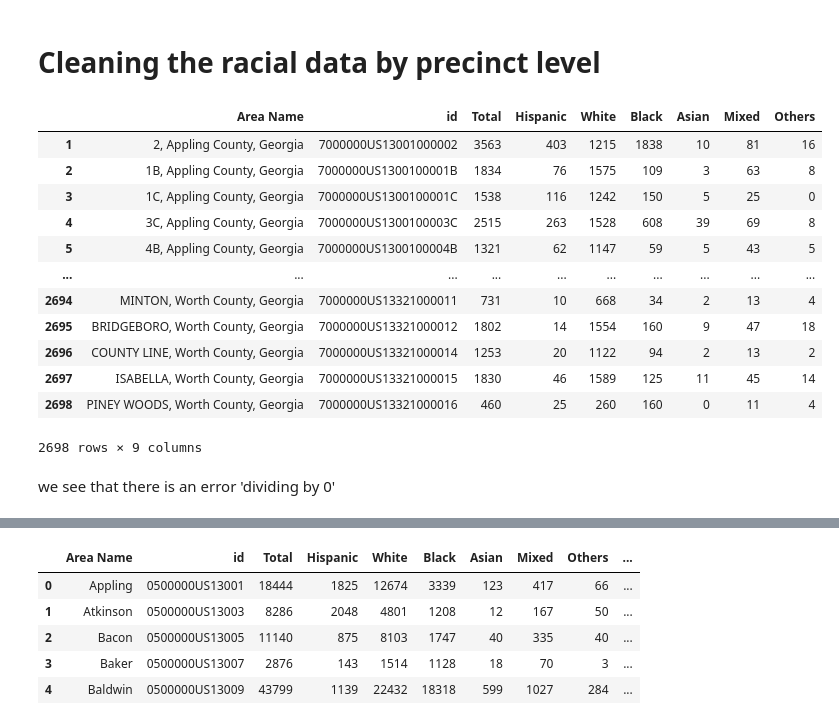
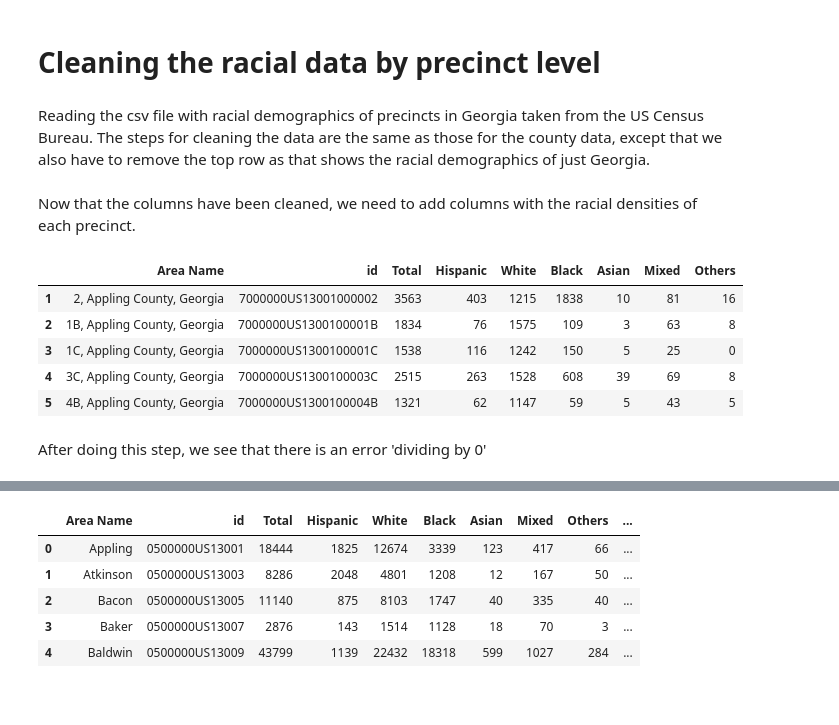
Before and after one commit to zzoeys/freecakefridays, a Jupyter notebook: data_preparation.ipynb, the cells around one changed output, grey strips where cells are left out. Drawn from its saved outputs; the diff is of its cells as text; code cells hidden in the pictures; blank space fills up the shorter version.

```diff
--- a/data_preparation.ipynb
+++ b/data_preparation.ipynb
@@ -58,3 +99,5 @@ Downloading the dataframes into new files.
 race_county.to_csv('data/race_county_data/cleaned_georgia_race_county.csv')
 # %% [markdown]
 # Cleaning the racial data by precinct level
+# %% [markdown]
+Reading the csv file with racial demographics of precincts in Georgia taken from the US Census Bureau. The steps for cleaning the data are the same as those for the county data, except that we also have to remove the top row as that shows the racial demographics of just Georgia.
@@ -61,23 +126,18 @@ race_county.to_csv('data/race_county_data/cleaned_georgia_race_county.csv')
+# %% [markdown]
+Now that the columns have been cleaned, we need to add columns with the racial densities of each precinct.
 # %%
 race_precinct =  pd.read_csv('data/race_precinct_data/cleaned_georgia_race_precinct.csv', index_col=0)
 
-race_precinct
+race_precinct.head()
 # %% [output]
 |  | Area Name | id | Total | Hispanic | White | Black | Asian | Mixed | Others |
 | 1 | 2, Appling County, Georgia | 7000000US13001000002 | 3563 | 403 | 1215 | 1838 | 10 | 81 | 16 |
 | 2 | 1B, Appling County, Georgia | 7000000US1300100001B | 1834 | 76 | 1575 | 109 | 3 | 63 | 8 |
 | 3 | 1C, Appling County, Georgia | 7000000US1300100001C | 1538 | 116 | 1242 | 150 | 5 | 25 | 0 |
 | 4 | 3C, Appling County, Georgia | 7000000US1300100003C | 2515 | 263 | 1528 | 608 | 39 | 69 | 8 |
 | 5 | 4B, Appling County, Georgia | 7000000US1300100004B | 1321 | 62 | 1147 | 59 | 5 | 43 | 5 |
-| ... | ... | ... | ... | ... | ... | ... | ... | ... | ... |
-| 2694 | MINTON, Worth County, Georgia | 7000000US13321000011 | 731 | 10 | 668 | 34 | 2 | 13 | 4 |
-| 2695 | BRIDGEBORO, Worth County, Georgia | 7000000US13321000012 | 1802 | 14 | 1554 | 160 | 9 | 47 | 18 |
-| 2696 | COUNTY LINE, Worth County, Georgia | 7000000US13321000014 | 1253 | 20 | 1122 | 94 | 2 | 13 | 2 |
-| 2697 | ISABELLA, Worth County, Georgia | 7000000US13321000015 | 1830 | 46 | 1589 | 125 | 11 | 45 | 14 |
-| 2698 | PINEY WOODS, Worth County, Georgia | 7000000US13321000016 | 460 | 25 | 260 | 160 | 0 | 11 | 4 |
-2698 rows × 9 columns
 # %% [markdown]
-we see that there is an error 'dividing by 0'
+After doing this step, we see that there is an error 'dividing by 0'
 # %%
 for ind, row in race_precinct.iterrows():
   race_precinct.loc[ind,"Population Density: Hispanic"]= row ['Hispanic']/row['Total']
```
Also changed, not shown: parts of 135 cells of this notebook, 16 other files.
